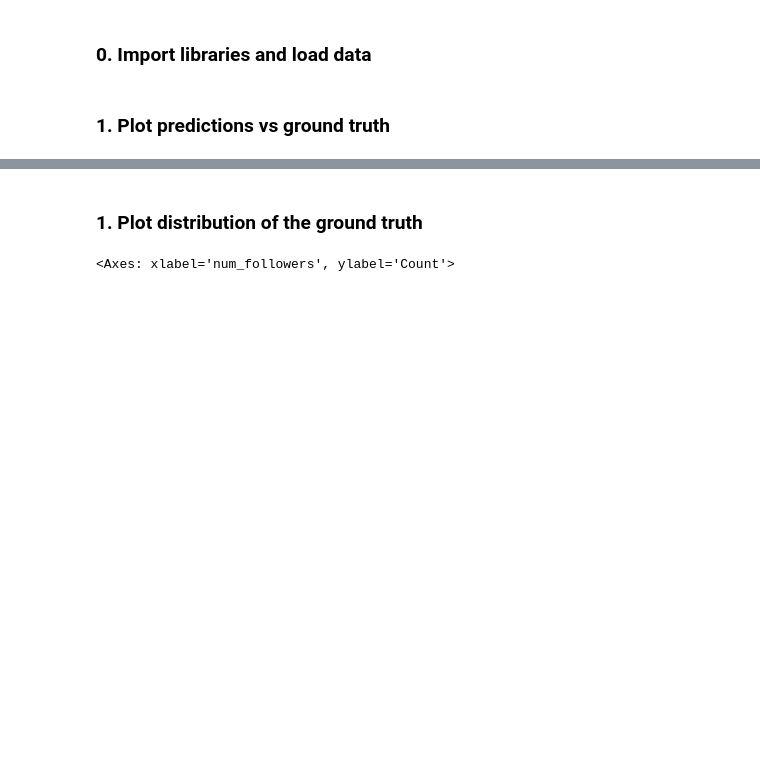
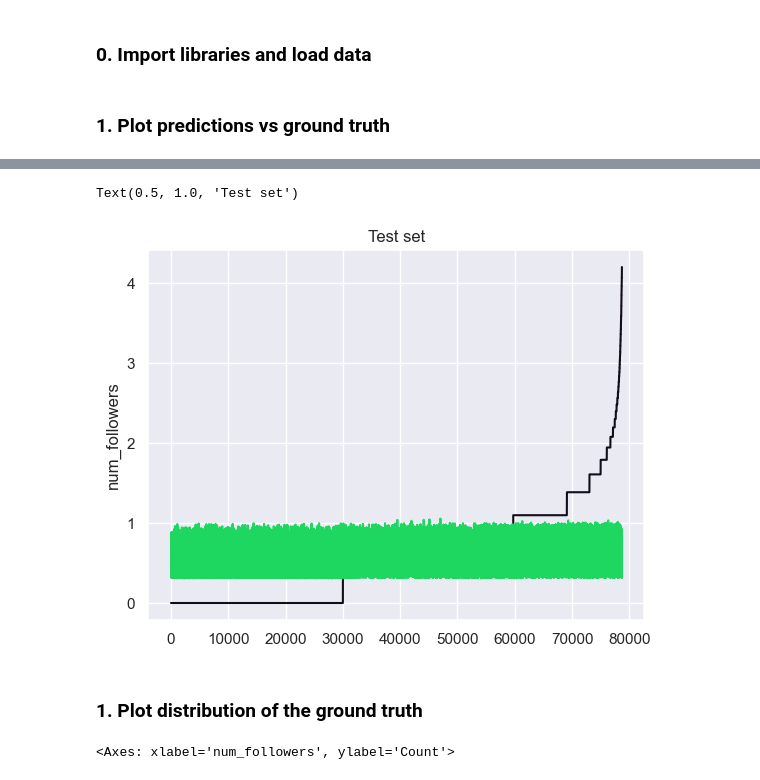
Before and after one commit to Bindila-Bogdan/Decoding-Playlist-Success, a Jupyter notebook: notebooks/results_analysis.ipynb, the cells around one changed output, grey strips where cells are left out. Drawn from its saved outputs; the diff is of its cells as text; code cells hidden in the pictures; blank space fills up the shorter version.

```diff
--- a/notebooks/results_analysis.ipynb
+++ b/notebooks/results_analysis.ipynb
@@ -33,3 +35,10 @@ train_validation_results[["num_followers", "prediction"]].plot()
+# %%
+sns.lineplot(x=range(test_results.shape[0]), y=test_results["num_followers"], color="#120D1A")
+sns.lineplot(x=range(test_results.shape[0]), y=test_results["prediction"], color="#1ED760")
+plt.title("Test set")
+# %% [output]
+Text(0.5, 1.0, 'Test set')
+[figure, added]
 # %% [markdown]
 ### 1. Plot distribution of the ground truth
 # %%
```
Also changed, not shown: parts of 14 cells of this notebook, 5 other files.
